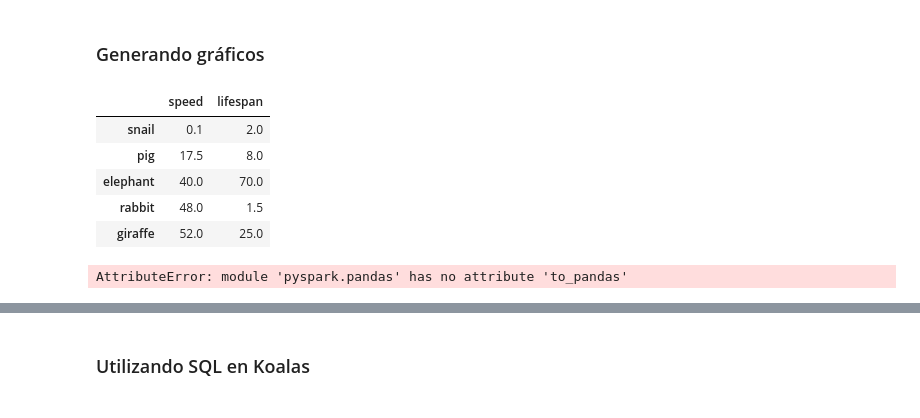
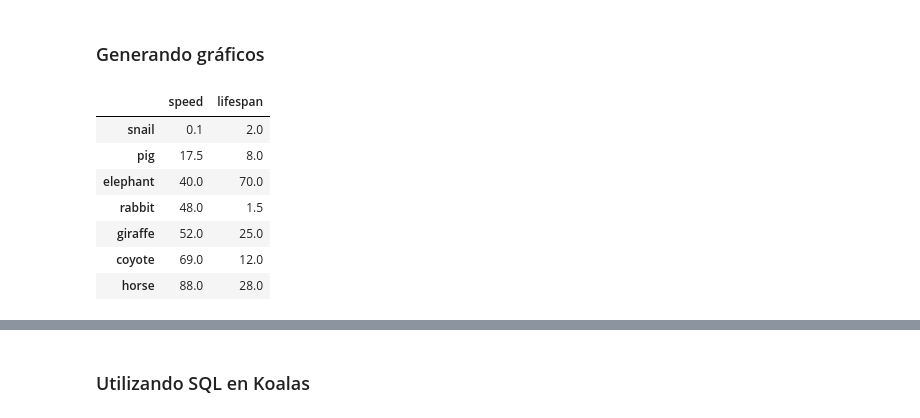
Before and after one commit to Heyder07/BigData_scripts, a Jupyter notebook: 7. Ejercicio práctico_Koalas.ipynb, the cells around one changed output, grey strips where cells are left out. Cells and saved outputs as stored; diff of their text form; code cells hidden in the pictures.

```diff
--- a/7. Ejercicio práctico_Koalas.ipynb
+++ b/7. Ejercicio práctico_Koalas.ipynb
@@ -163,18 +165,17 @@ import matplotlib.pyplot as plt
 speed = [0.1, 17.5, 40, 48, 52, 69, 88]
 lifespan = [2, 8, 70, 1.5, 25, 12, 28]
 index = ['snail', 'pig', 'elephant', 'rabbit', 'giraffe', 'coyote', 'horse']
-padf = pd.DataFrame({'speed': speed, 'lifespan': lifespan}, index=index)
-padf.head()
+#padf = pd.DataFrame({'speed': speed, 'lifespan': lifespan}, index=index)
+#padf.head()
+kdf = ps.DataFrame({'speed':speed,'lifespan':lifespan},index=index)
-# %% [output]
-|  | speed | lifespan |
-| snail | 0.1 | 2.0 |
-| pig | 17.5 | 8.0 |
-| elephant | 40.0 | 70.0 |
-| rabbit | 48.0 | 1.5 |
-| giraffe | 52.0 | 25.0 |
-# %%
-#kdf = ps.from_pandas(pdf)
-kdf = ps.to_pandas({'speed': speed, 'lifespan': lifespan}, index=index)
-## Genera un grafico de barras con kdf y matplotlib
-# %% [output]
-AttributeError: module 'pyspark.pandas' has no attribute 'to_pandas'
+# %%
+kdf
+# %% [output]
+|  | speed | lifespan |
+| snail | 0.1 | 2.0 |
+| pig | 17.5 | 8.0 |
+| elephant | 40.0 | 70.0 |
+| rabbit | 48.0 | 1.5 |
+| giraffe | 52.0 | 25.0 |
+| coyote | 69.0 | 12.0 |
+| horse | 88.0 | 28.0 |
```
Also changed, not shown: parts of 14 cells of this notebook.
